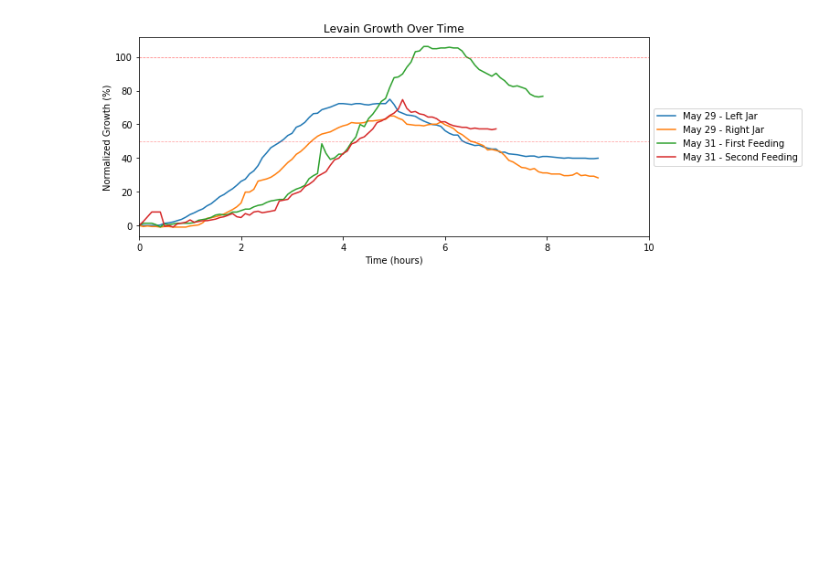
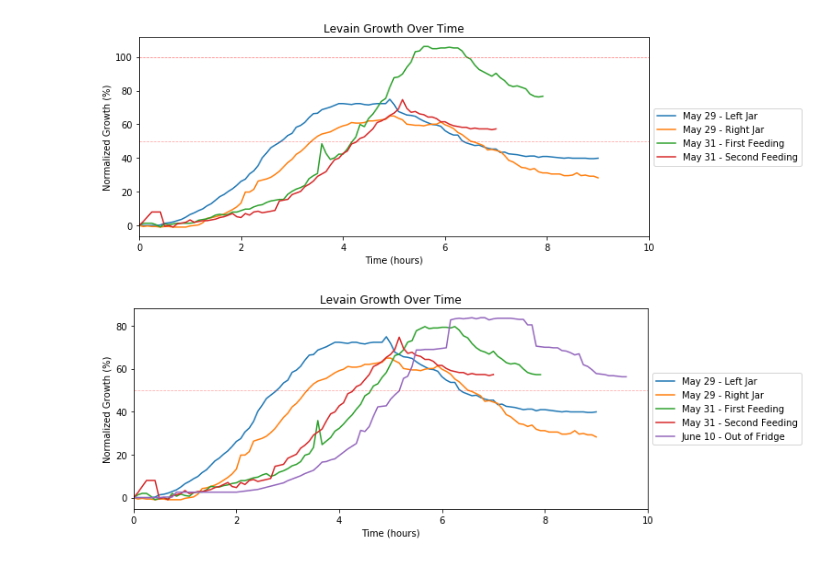
Before and after one commit to justinmklam/sourdough-starter-monitor, a Jupyter notebook: Timelapse Analysis.ipynb, the cells around one changed output. Cells and saved outputs as stored; diff of their text form; code cells hidden in the pictures; blank space fills up the shorter version.

Commit message:
Added creation of gifs and June 10 analysis

```diff
--- a/Timelapse Analysis.ipynb
+++ b/Timelapse Analysis.ipynb
@@ -42,7 +41,7 @@ Failed to display Jupyter Widget of type interactive.
 If you're reading this message in the Jupyter Notebook or JupyterLab Notebook, it may mean that the widgets JavaScript is still loading. If this message persists, it likely means that the widgets Java ...
 If you're reading this message in another frontend (for example, a static rendering on GitHub or NBViewer), it may mean that your frontend doesn't currently support widgets.
 # %%
-df_529right = ta.analyze_image('2018-05-29 Levain Timelapse', crop_area=[100, 990, 950, 1050], min_area=20000)
+df_529right = ta.analyze_image('2018-05-29 Levain Timelapse, Right', crop_area=[100, 990, 950, 1050], min_area=20000)
 # %% [output]
 308 890
 [figure]
@@ -107,3 +130,28 @@ ax.set_title('Levain Growth Over Time')
 # %% [output]
 Text(0.5,1,'Levain Growth Over Time')
 [figure]
+# %%
+def plot_heights(ax, df, label):
+    ax.plot(df['Time']/60, df['Height Normalized']*100, label=label)
+
+fig, ax = plt.subplots(1, figsize=(10,4))
+
+plot_heights(ax, df_529left, 'May 29 - Left Jar')
+plot_heights(ax, df_529right, 'May 29 - Right Jar')
+plot_heights(ax, df_531, 'May 31 - First Feeding')
+plot_heights(ax, df_531_2, 'May 31 - Second Feeding')
+plot_heights(ax, df_610, 'June 10 - Out of Fridge')
+
+ax.legend(loc='center left', bbox_to_anchor=(1, 0.5))
+ax.set_xlabel('Time (hours)')
+ax.set_ylabel('Normalized Growth (%)')
+
+# ax.axhline(y=100, color='r', linestyle='--', alpha=0.5, linewidth=0.75)
+ax.axhline(y=50, color='r', linestyle='--', alpha=0.35, linewidth=0.75)
+
+ax.set_xlim([0, 10])
+ax.set_title('Levain Growth Over Time')
+
+plt.show()
+# %% [output]
+[figure, added]
```
Also changed, not shown: parts of 11 cells of this notebook, 11 other files.
